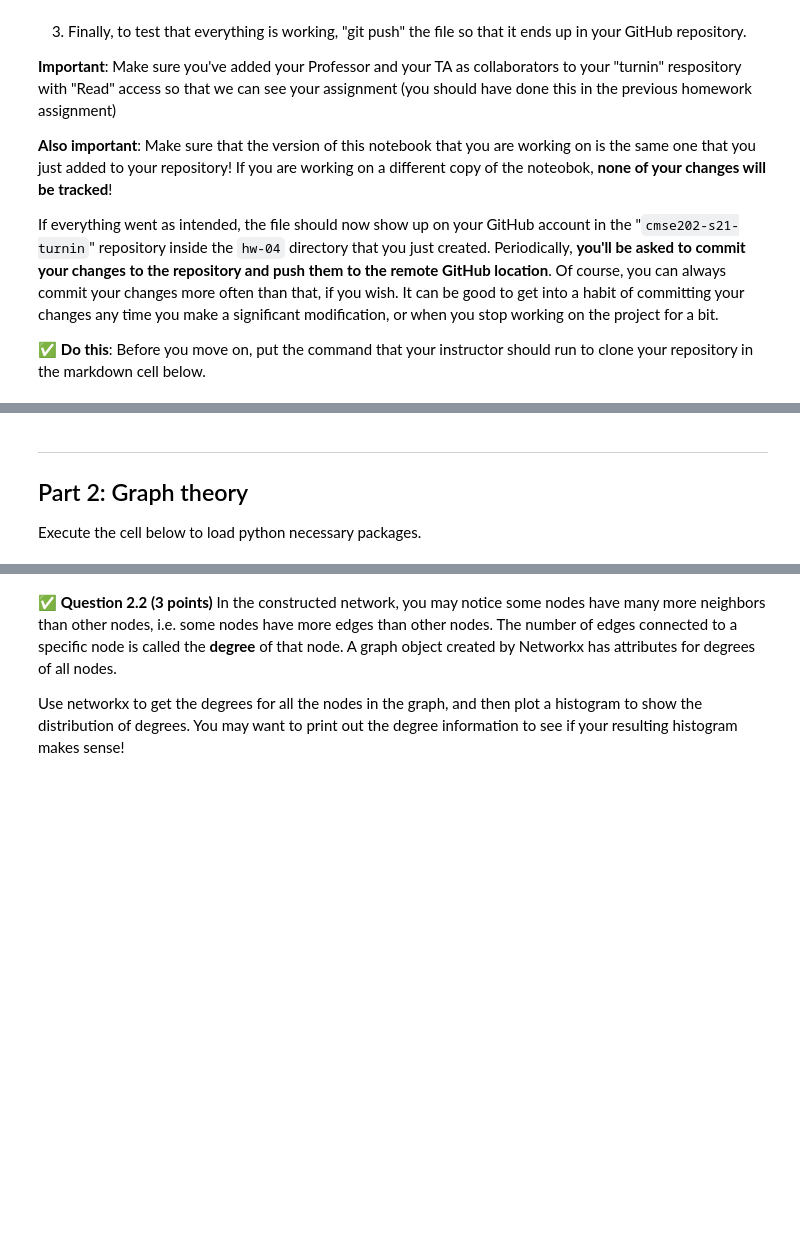
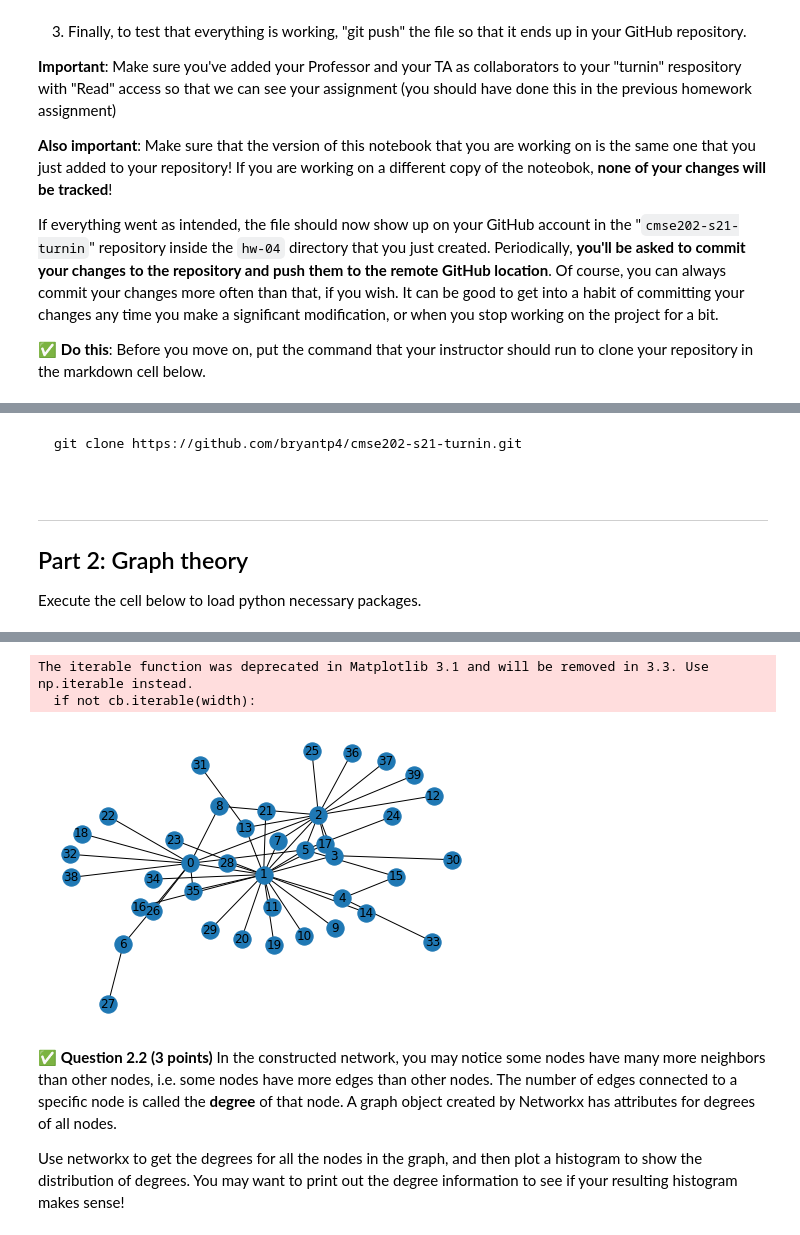
Before and after one commit to bryantp4/cmse202-s21-turnin, a Jupyter notebook: hw-04/HW-04_graph_regression-STUDENT.ipynb, the cells around one changed output, grey strips where cells are left out. Saved outputs shown, nothing was run; the diff lists cells and outputs as text; code cells hidden in the pictures; blank space fills up the shorter version.

````diff
--- a/hw-04/HW-04_graph_regression-STUDENT.ipynb
+++ b/hw-04/HW-04_graph_regression-STUDENT.ipynb
@@ -36,3 +31,8 @@ If everything went as intended, the file should now show up on your GitHub accou
+# %% [markdown]
+``` bash
+git clone https://github.com/bryantp4/cmse202-s21-turnin.git
+
+```
 # %% [markdown]
 ---
 ## Part 2: Graph theory
@@ -68,3 +66,13 @@ If you're successful in getting everything loaded up and you visualize the graph
+# %%
+adj = pd.read_csv("adj.txt", header = None)
+pos = pd.read_csv("position.txt", header = None).transpose()
+
+adj_graph = nx.Graph(adj)
+nx.draw(adj_graph, with_labels = True, pos = pos)
+# %% [output]
+The iterable function was deprecated in Matplotlib 3.1 and will be removed in 3.3. Use np.iterable instead.
+  if not cb.iterable(width):
+[figure, added]
 # %% [markdown]
 &#9989;  **Question 2.2 (3 points)** In the constructed network, you may notice some nodes have many more neighbors than other nodes, i.e. some nodes have more edges than other nodes. The number of edges connected to a specific node is called the **degree** of that node. A graph object created by Networkx has attributes for degrees of all nodes.
 
````
Also changed, not shown: parts of 10 cells of this notebook.
